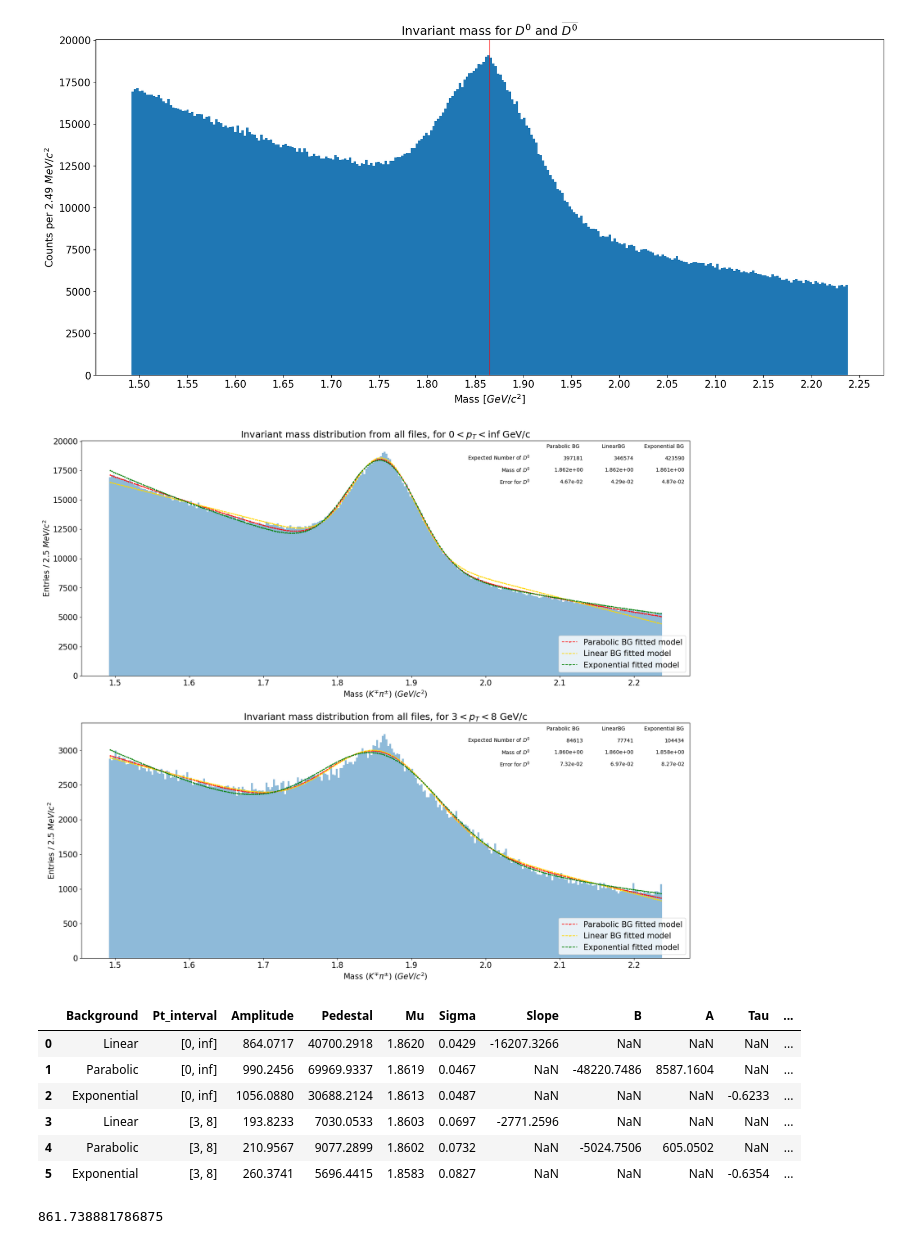
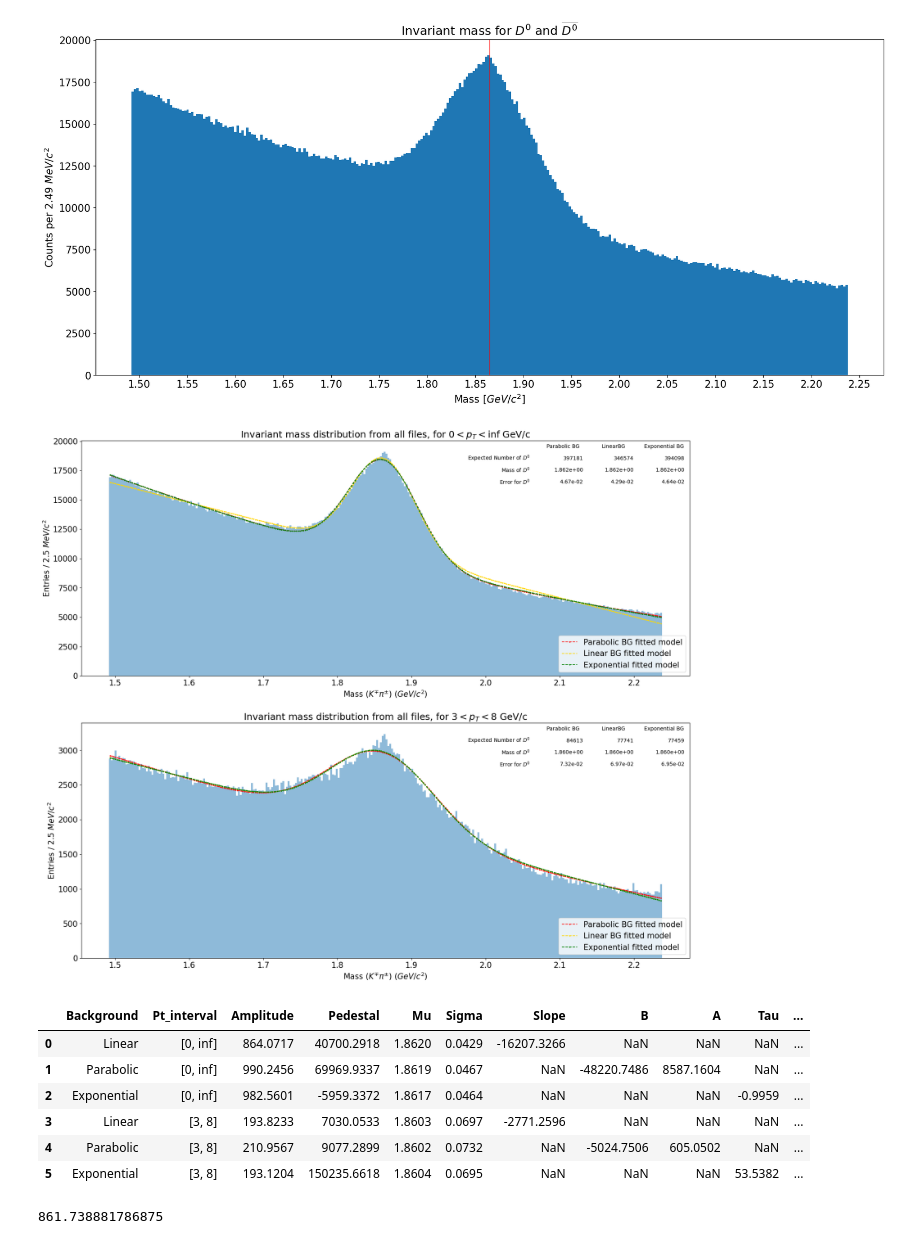
Before and after one commit to LeoPi314/LCPB_Project, a Jupyter notebook: D0-Counting.ipynb, the cells around one changed output. Cells and saved outputs as stored; diff of their text form; code cells hidden in the pictures.

Commit message:
[Mattia] Changed exponential fit to allow for separate constant term

```diff
--- a/D0-Counting.ipynb
+++ b/D0-Counting.ipynb
@@ -47,8 +47,8 @@ def parabolic_model( x, pedestal, N, mu, sig, B, A ) :
     return ( N * norm.pdf( x, loc = mu, scale = sig ) + pedestal + B*x + A*x**2 )
 def linear_model( x, pedestal, N, mu, sig, rho ) :
     return ( N * norm.pdf( x, loc = mu, scale = sig )  + pedestal + x * rho )
-def exponential_model( x, pedestal, N, mu, sig, tau, off ) :
-    return ( N * norm.pdf( x, loc = mu, scale = sig ) + pedestal * np.exp( ( x - off ) / tau ) )
+def exponential_model( x, pedestal, N, mu, sig, tau, off, A ) :
+    return ( N * norm.pdf( x, loc = mu, scale = sig ) + pedestal + A*np.exp( ( x - off ) / tau ) )
 
 N_BINS = 300
 m_d0 = 1.86484
@@ -71,6 +71,7 @@ all_Bs = []
 all_As = []
 all_offsets = []
 all_taus = []
+D0_counts = []
 
 fig, axs = plt.subplots( nrows = times, ncols = 1, figsize = ( 21, 9 * times ) )
 # apporximated graph
@@ -87,14 +88,14 @@ for i in range( times ) :
     parab_pars = parab_fit_res[0]
     lin_fit_res = curve_fit( f = linear_model, xdata = centers, ydata = counts, p0 = [ 20000, 7000, m_d0, 0.1/6., 50000 ] )
     lin_pars = lin_fit_res[0]
-    exp_fit_res = curve_fit( f = exponential_model, xdata = centers, ydata = counts, p0 = [ 20000, 7000, m_d0, 0.1/6., -0.2, m_d0 ] )
+    exp_fit_res = curve_fit( f = exponential_model, xdata = centers, ydata = counts, p0 = [ -10000, 7000, m_d0, 0.1/6., -0.2, m_d0, 200 ] )
     exp_pars = exp_fit_res[0]
     # plotting the results
     ax.plot( centers, parabolic_model( centers, parab_pars[0], parab_pars[1], parab_pars[2], parab_pars[3], parab_pars[4], parab_pars[5] ),
         color='red', marker='o', linestyle='dashed', linewidth=1.3, markersize=1.5, label = 'Parabolic BG fitted model' )
     ax.plot( centers, linear_model( centers, lin_pars[0], lin_pars[1], lin_pars[2], lin_pars[3], lin_pars[4] ),
         color='gold', marker='o', linestyle='dashed', linewidth=1.3, markersize=1.5, label = 'Linear BG fitted model' )
-    ax.plot( centers, exponential_model( centers, exp_pars[0], exp_pars[1], exp_pars[2], exp_pars[3], exp_pars[4], exp_pars[5] ),
+    ax.plot( centers, exponential_model( centers, exp_pars[0], exp_pars[1], exp_pars[2], exp_pars[3], exp_pars[4], exp_pars[5],exp_pars[6] ),
         color='green', marker='o', linestyle='dashed', linewidth=1.3, markersize=1.5, label = 'Exponential fitted model' )
 
     m_parab = parab_pars[2]
@@ -139,42 +140,44 @@ for i in range( times ) :
     sigma_recap.append(lin_pars[3]); sigma_recap.append(parab_pars[3]); sigma_recap.append(exp_pars[3]);
     BKG_type.append("Linear"); BKG_type.append("Parabolic"); BKG_type.append("Exponential");
     slope.append(lin_pars[4]); slope.append(None); slope.append(None);
     all_Bs.append(None); all_Bs.append(parab_pars[4]); all_Bs.append(None);
     all_As.append(None); all_As.append(parab_pars[5]); all_As.append(None);
     all_taus.append(None);  all_taus.append(None);  all_taus.append(exp_pars[4]);
     all_offsets.append(None); all_offsets.append(None); all_offsets.append(exp_pars[5]);
+    D0_counts.append(K_lin); D0_counts.append(K_parab); D0_counts.append(K_exp);
 
     #par1_recap.append()
     #par2_recap = []
     for tt in range (3):
         interval_recap.append(pt_lim)
 
 pd.set_option("display.precision", 4)
 recap = pd.DataFrame({
     "Background": BKG_type,
     "Pt_interval": interval_recap,
     "Amplitude": N_recap,
     "Pedestal": pedestal_recap,
     "Mu": mu_recap,
     "Sigma": sigma_recap,
     "Slope": slope,
     "B": all_Bs,
     "A": all_As,
     "Tau": all_taus,
-    "Offset": all_offsets
+    "Offset": all_offsets,
+    "D0_counts": D0_counts
 })
 plt.show()
 
 recap
 # %% [output]
-[figure, old version]
+[figure, new version]
 |  | Background | Pt_interval | Amplitude | Pedestal | Mu | Sigma | Slope | B | A | Tau | ... |
 | 0 | Linear | [0, inf] | 864.0717 | 40700.2918 | 1.8620 | 0.0429 | -16207.3266 | NaN | NaN | NaN | ... |
 | 1 | Parabolic | [0, inf] | 990.2456 | 69969.9337 | 1.8619 | 0.0467 | NaN | -48220.7486 | 8587.1604 | NaN | ... |
-| 2 | Exponential | [0, inf] | 1056.0880 | 30688.2124 | 1.8613 | 0.0487 | NaN | NaN | NaN | -0.6233 | ... |
+| 2 | Exponential | [0, inf] | 982.5601 | -5959.3372 | 1.8617 | 0.0464 | NaN | NaN | NaN | -0.9959 | ... |
 | 3 | Linear | [3, 8] | 193.8233 | 7030.0533 | 1.8603 | 0.0697 | -2771.2596 | NaN | NaN | NaN | ... |
 | 4 | Parabolic | [3, 8] | 210.9567 | 9077.2899 | 1.8602 | 0.0732 | NaN | -5024.7506 | 605.0502 | NaN | ... |
-| 5 | Exponential | [3, 8] | 260.3741 | 5696.4415 | 1.8583 | 0.0827 | NaN | NaN | NaN | -0.6354 | ... |
+| 5 | Exponential | [3, 8] | 193.1204 | 150235.6618 | 1.8604 | 0.0695 | NaN | NaN | NaN | 53.5382 | ... |
 # %%
 from scipy.integrate import quad
 A1, Mu1, Sigma1 = recap.loc[0][["Amplitude", "Mu", "Sigma"]]
```
Also changed, not shown: parts of 4 cells of this notebook.
